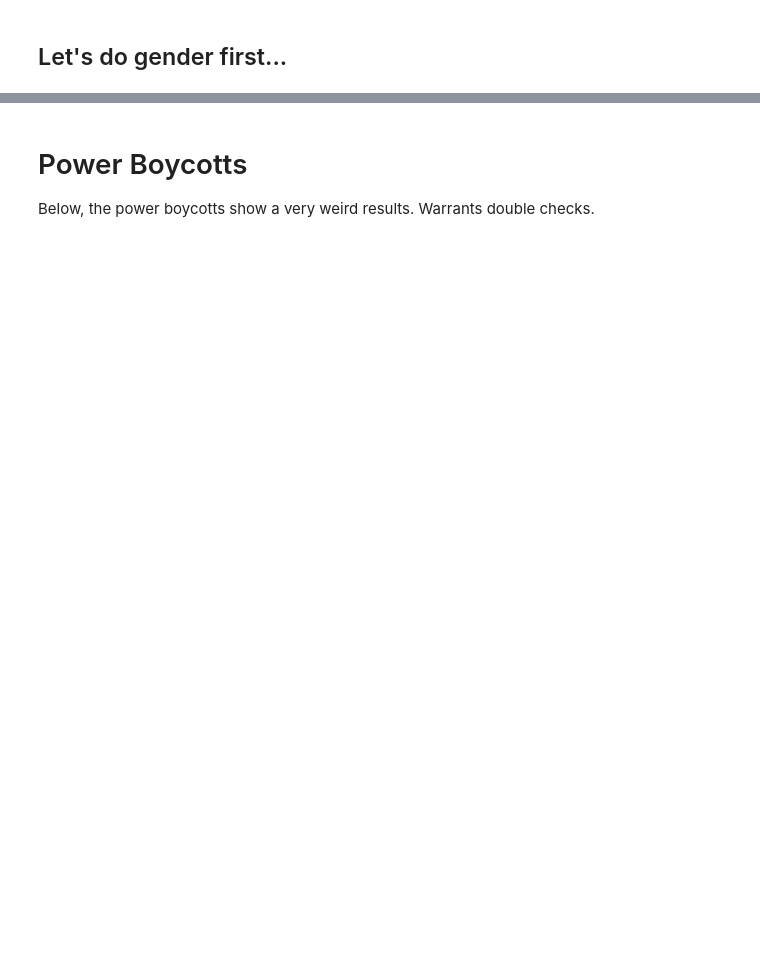
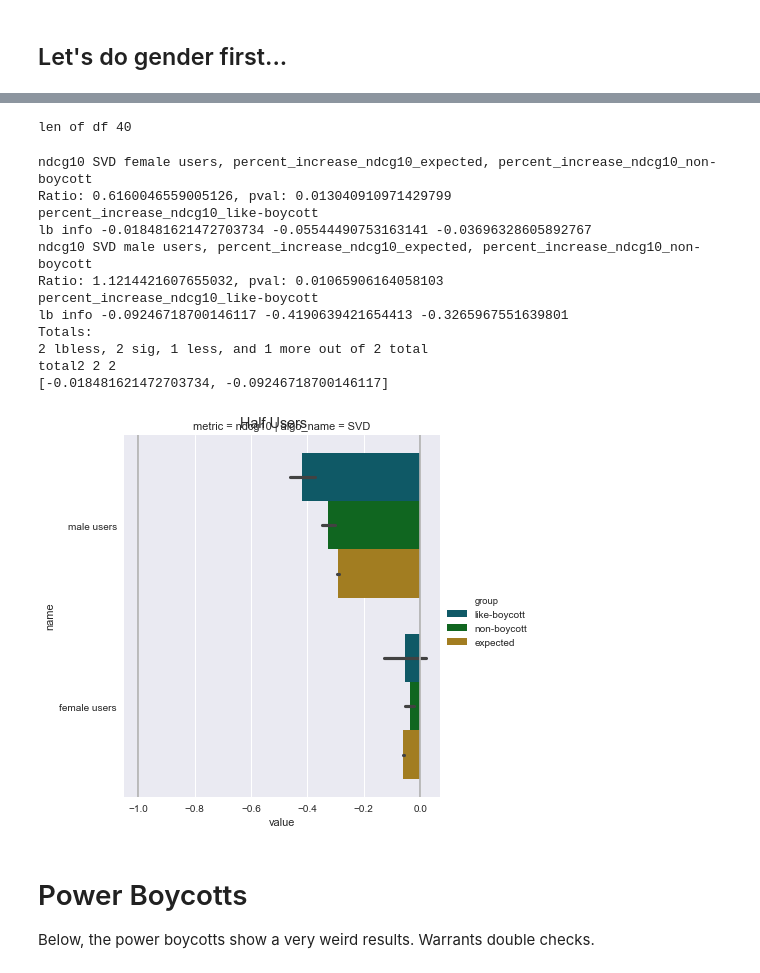
Before and after one commit to nickmvincent/surprise_sandbox, a Jupyter notebook: visualize-v02.ipynb, the cells around one changed output, grey strips where cells are left out. Drawn from its saved outputs; the diff is of its cells as text; code cells hidden in the pictures; blank space fills up the shorter version.

```diff
--- a/visualize-v02.ipynb
+++ b/visualize-v02.ipynb
@@ -583,0 +724,10 @@ def plot_all_three_scenarios(df, size=6):
+# %%
+running_totals = {
+    'total': 0,
+    'total_sig': 0,
+    'total_less': 0,
+    'total_more': 0,
+    'total_lbless': 0
+}
+lbdiffs = []
+diffs = []
@@ -624,3 +813,29 @@ Ratio: 1.2910988409792101, pval: 0.00015799383794106833
+# %%
+(total, total_sig, total_less, total_more, total_lbless), ntd = plot_all_three_scenarios(gender_boycotts)
+running_totals['total'] += total
+running_totals['total_sig'] += total_sig
+running_totals['total_less'] += total_less
+running_totals['total_more'] += total_more
+running_totals['total_lbless'] += total_lbless
+lbdiffs += ntd['lb']
+diffs += ntd['nb']
+print(diffs)
+plt.show()
+# %% [output]
+len of df 40
+ndcg10 SVD female users, percent_increase_ndcg10_expected, percent_increase_ndcg10_non-boycott
+Ratio: 0.6160046559005126, pval: 0.013040910971429799
+percent_increase_ndcg10_like-boycott
+lb info -0.018481621472703734 -0.05544490753163141 -0.03696328605892767
+ndcg10 SVD male users, percent_increase_ndcg10_expected, percent_increase_ndcg10_non-boycott
+Ratio: 1.1214421607655032, pval: 0.01065906164058103
+percent_increase_ndcg10_like-boycott
+lb info -0.09246718700146117 -0.4190639421654413 -0.3265967551639801
+Totals:
+2 lbless, 2 sig, 1 less, and 1 more out of 2 total
+total2 2 2
+[-0.018481621472703734, -0.09246718700146117]
+[figure, added]
 # %% [markdown]
 # Power Boycotts
 
```
Also changed, not shown: parts of 41 cells of this notebook, 9 other files.
